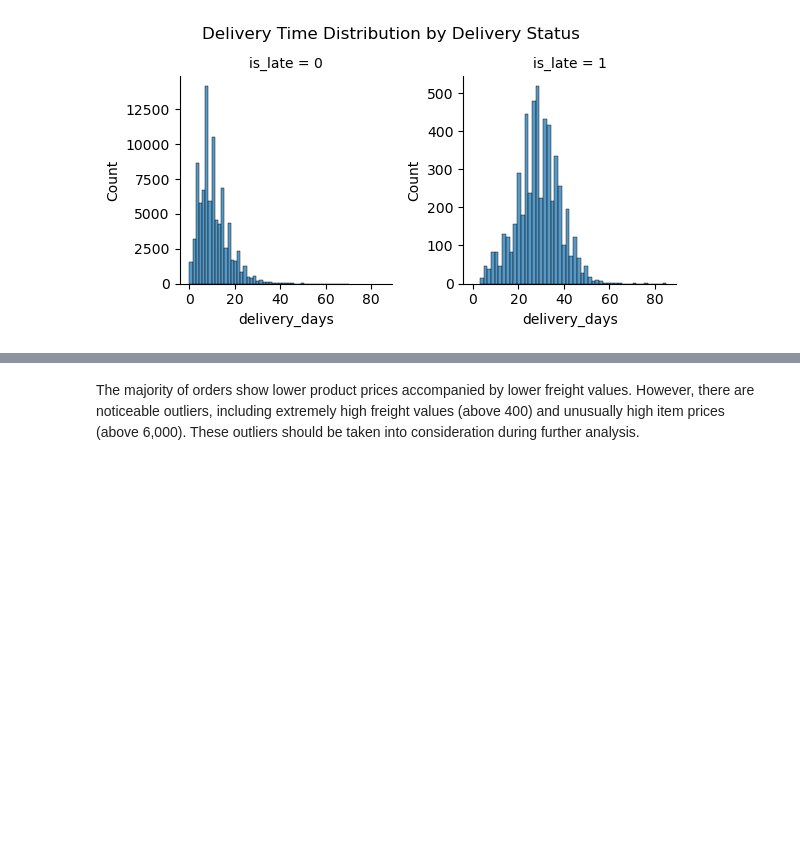
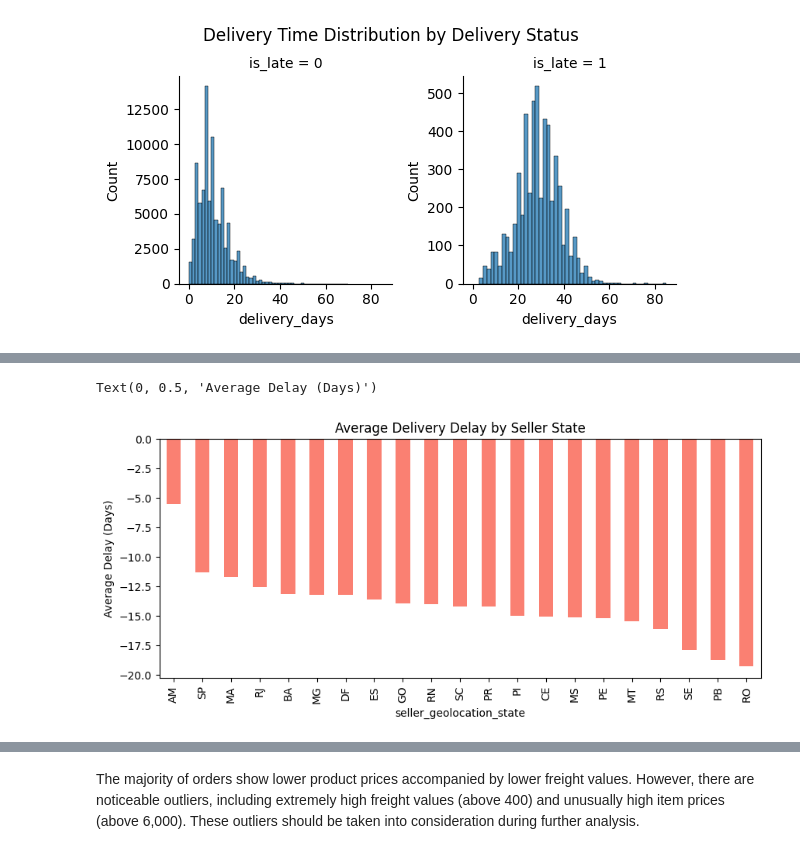
Before and after one commit to YunhuiDong/olist-delivery-satisfaction-team18, a Jupyter notebook: EDA.ipynb, the cells around one changed output, grey strips where cells are left out. Cells and saved outputs as stored; diff of their text form; code cells hidden in the pictures; blank space fills up the shorter version.

```diff
--- a/EDA.ipynb
+++ b/EDA.ipynb
@@ -481,3 +524,11 @@ Text(0.5, 1.05, 'Delivery Time Distribution by Delivery Status')
+# %%
+delay_by_state = delivery_df.groupby('seller_geolocation_state')['delay_days'].mean().sort_values(ascending=False)
+delay_by_state.plot(kind='bar', figsize=(10,4), color='salmon')
+plt.title('Average Delivery Delay by Seller State')
+plt.ylabel('Average Delay (Days)')
+# %% [output]
+Text(0, 0.5, 'Average Delay (Days)')
+[figure, added]
 # %%
 sns.scatterplot(data = delivery_df, x = 'price', y = 'freight_value')
 plt.title('Freight vs Price')
```
Also changed, not shown: parts of 18 cells of this notebook.
